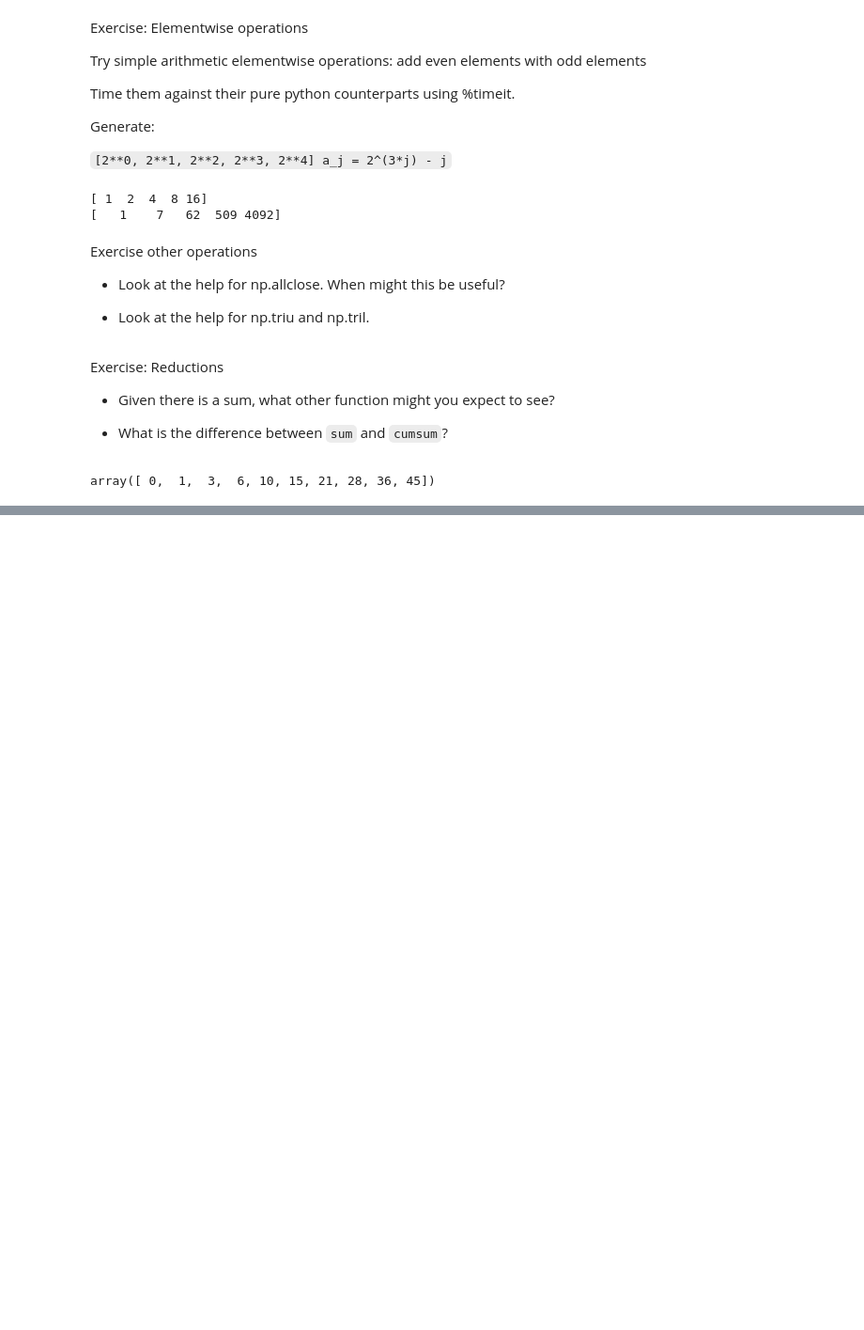
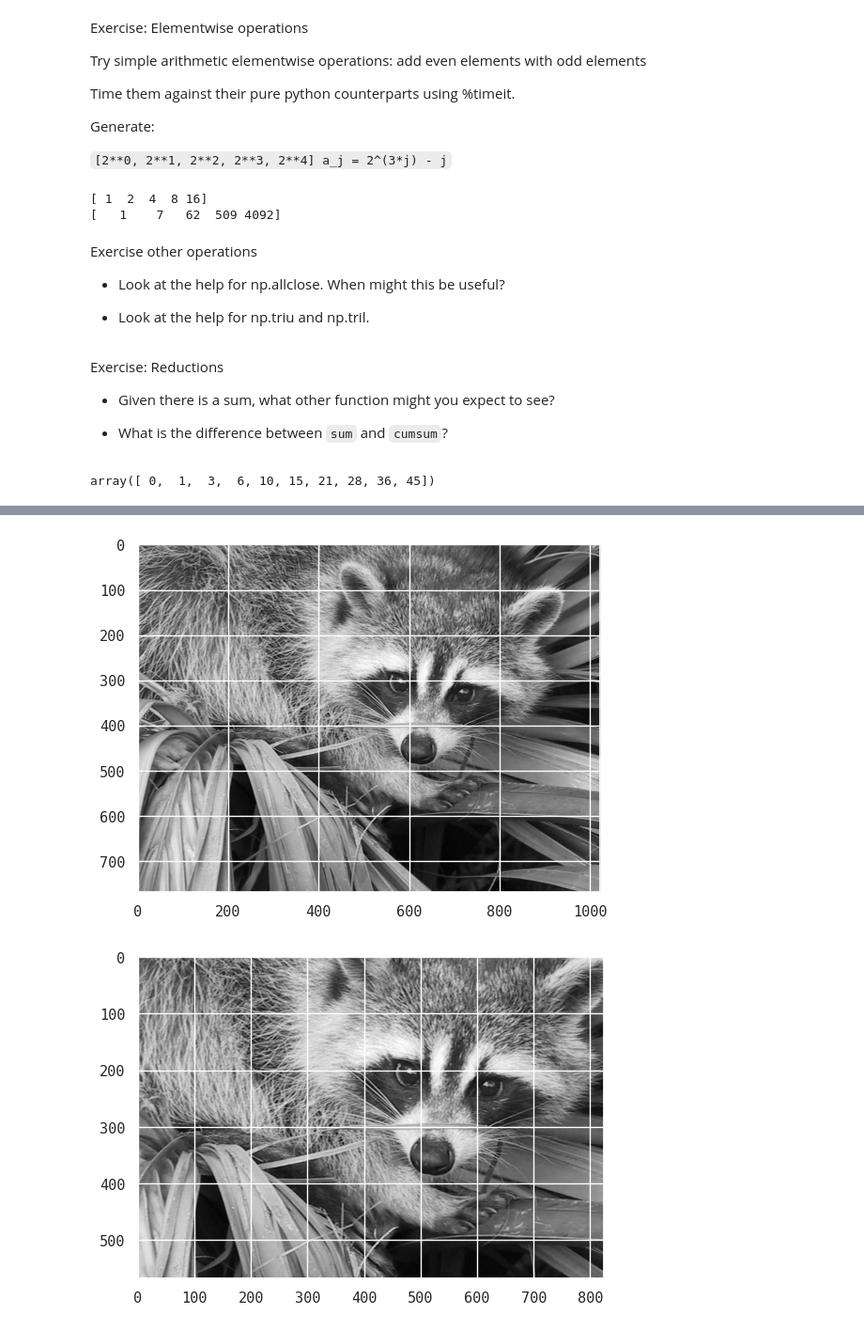
Before and after one commit to MuCool1729/Scipy-Lectures, a Jupyter notebook: intro_numpy.ipynb, the cells around one changed output, grey strips where cells are left out. Shown at 94% size. Cells and saved outputs as stored; diff of their text form; code cells hidden in the pictures; blank space fills up the shorter version.

```diff
--- a/intro_numpy.ipynb
+++ b/intro_numpy.ipynb
@@ -272,0 +426,9 @@ array([ 0,  1,  3,  6, 10, 15, 21, 28, 36, 45])
+# %%
+face = sp.datasets.face(gray=True)  # 2D grayscale image
+face
+plt.imshow(face, cmap=plt.cm.gray);
+plt.show()
+plt.imshow(face[100:-100, 100:-100], cmap=plt.cm.gray);
+# %% [output]
+[figure, added]
+[figure, added]
```
Also changed, not shown: parts of 29 cells of this notebook, 3 other files.
